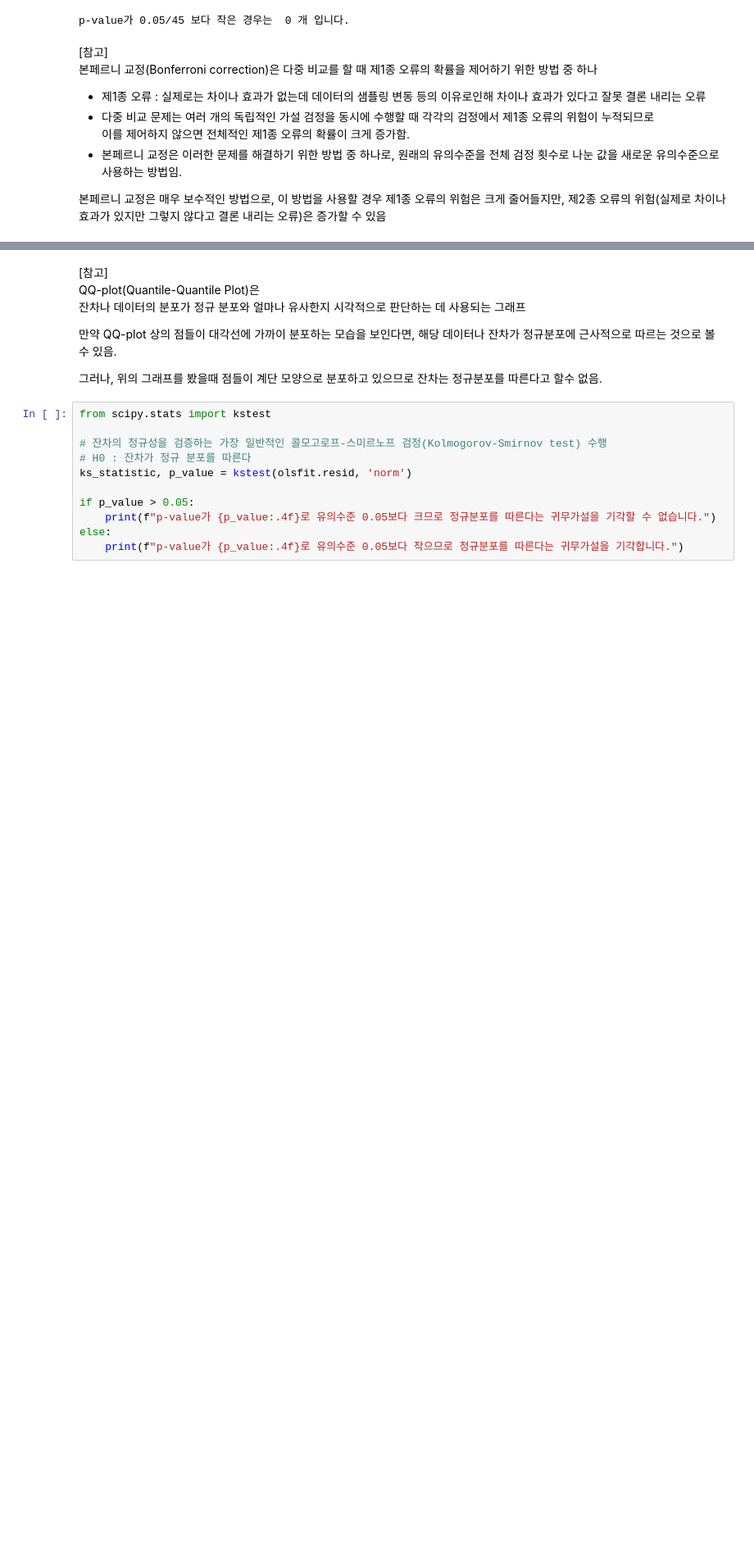
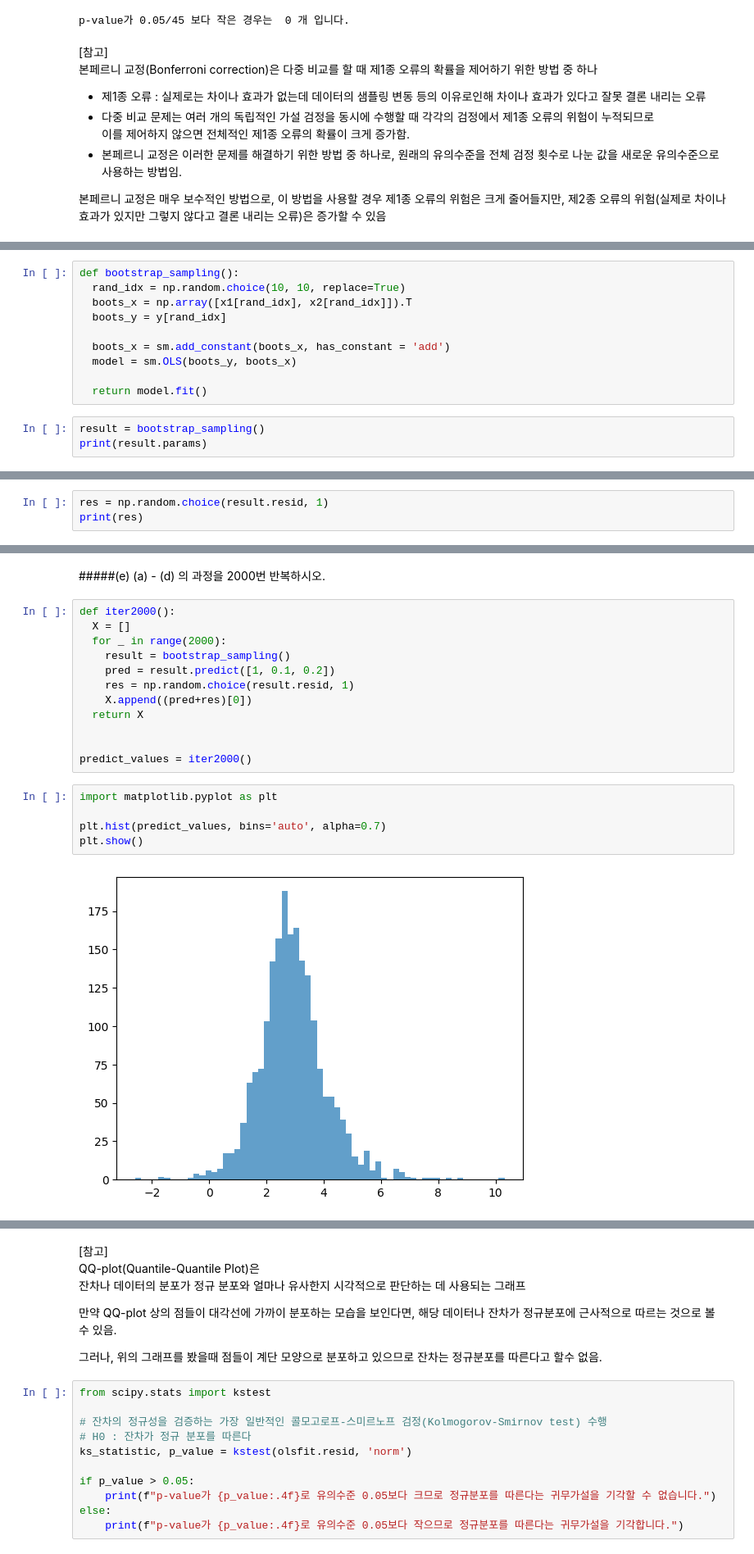
Before and after one commit to reiple/ds2_data_mining_hw, a Jupyter notebook: DataMining_HW.ipynb, the cells around one changed output, grey strips where cells are left out. Shown at 82% size. Drawn from its saved outputs; the diff is of its cells as text; blank space fills up the shorter version.

```diff
--- a/DataMining_HW.ipynb
+++ b/DataMining_HW.ipynb
@@ -390,0 +331,13 @@ plt.show()
+# %%
+def bootstrap_sampling():
+  rand_idx = np.random.choice(10, 10, replace=True)
+  boots_x = np.array([x1[rand_idx], x2[rand_idx]]).T
+  boots_y = y[rand_idx]
+
+  boots_x = sm.add_constant(boots_x, has_constant = 'add')
+  model = sm.OLS(boots_y, boots_x)
+
+  return model.fit()
+# %%
+result = bootstrap_sampling()
+print(result.params)
@@ -390,0 +355,3 @@ plt.show()
+# %%
+res = np.random.choice(result.resid, 1)
+print(res)
@@ -390,0 +366,21 @@ plt.show()
+# %% [markdown]
+#####(e) (a) - (d) 의 과정을 2000번 반복하시오.
+# %%
+def iter2000():
+  X = []
+  for _ in range(2000):
+    result = bootstrap_sampling()
+    pred = result.predict([1, 0.1, 0.2])
+    res = np.random.choice(result.resid, 1)
+    X.append((pred+res)[0])
+  return X
+
+
+predict_values = iter2000()
+# %%
+import matplotlib.pyplot as plt
+
+plt.hist(predict_values, bins='auto', alpha=0.7)
+plt.show()
+# %% [output]
+[figure, added]
```
Also changed, not shown: parts of 122 cells of this notebook.
